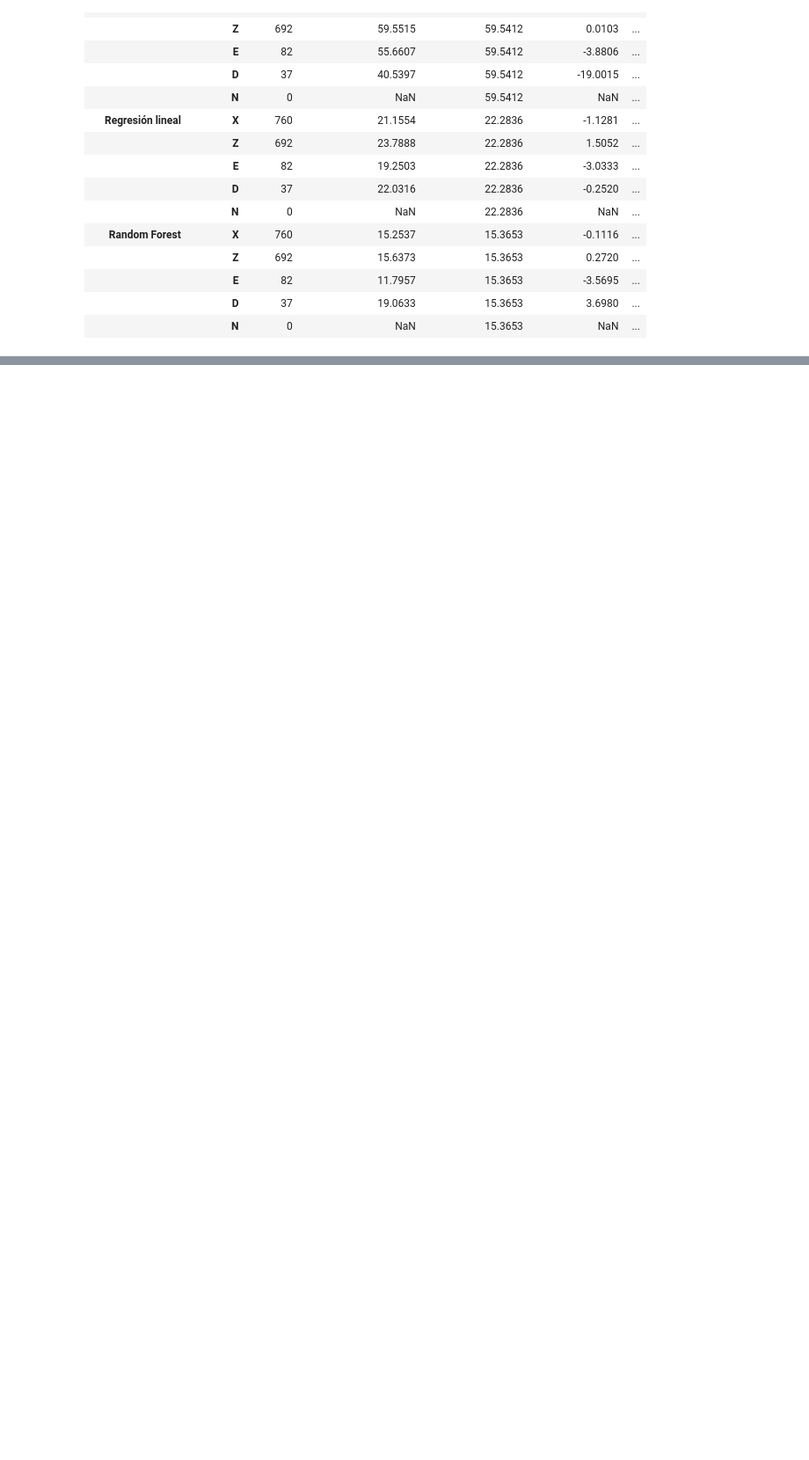
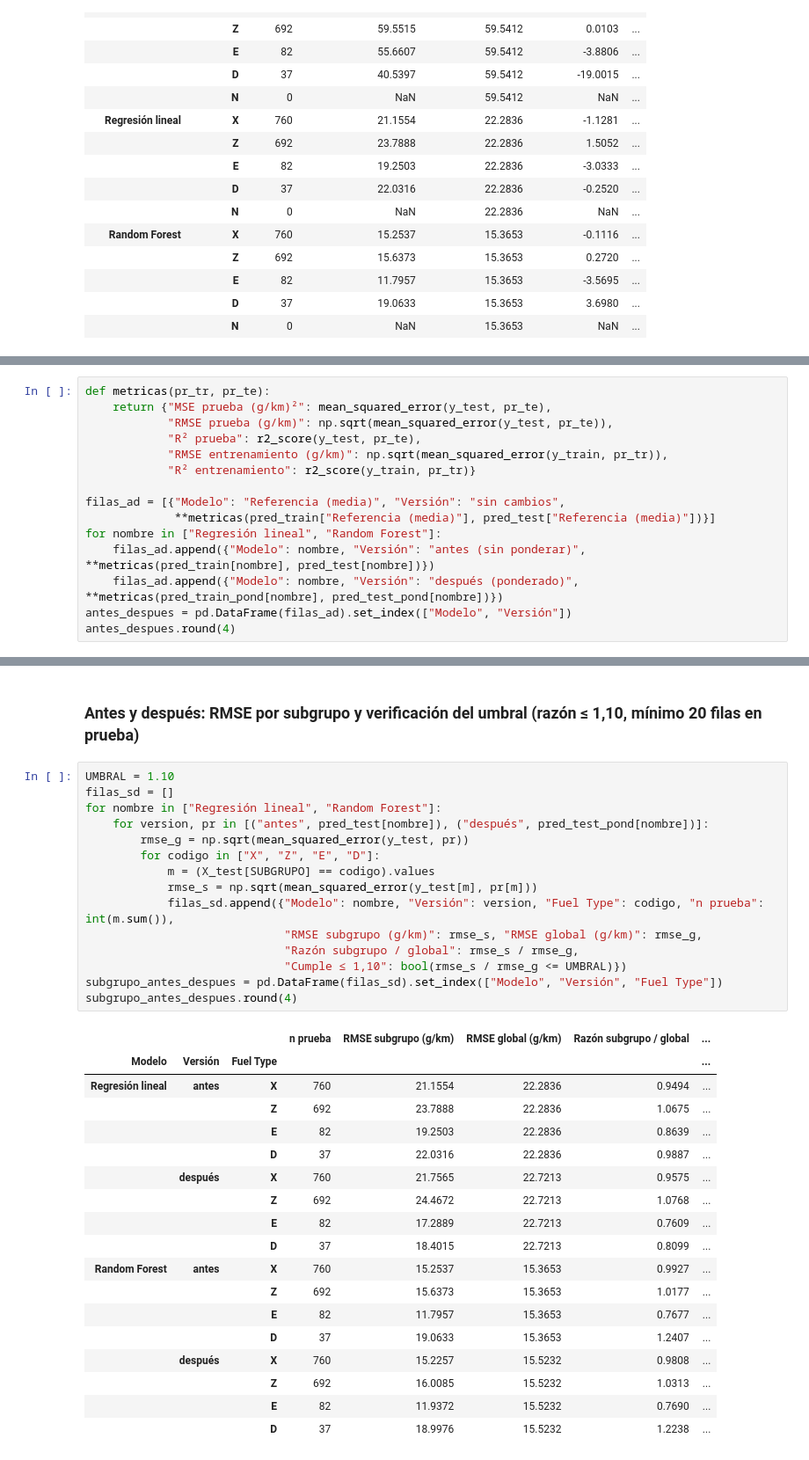
Before and after one commit to mikecrv2019-bit/MAESTRIA-IA, a Jupyter notebook: MAI540_Modulo 4_Tarea 4.2_Herramienta de Regresión Auditada/Herramienta_Regresion_CO2.ipynb, the cells around one changed output, grey strips where cells are left out. Shown at 88% size. Cells and saved outputs as stored; diff of their text form; blank space fills up the shorter version.

```diff
--- a/MAI540_Modulo 4_Tarea 4.2_Herramienta de Regresión Auditada/Herramienta_Regresion_CO2.ipynb
+++ b/MAI540_Modulo 4_Tarea 4.2_Herramienta de Regresión Auditada/Herramienta_Regresion_CO2.ipynb
@@ -523,0 +557,15 @@ rmse_subgrupo.round(4)
+# %%
+def metricas(pr_tr, pr_te):
+    return {"MSE prueba (g/km)²": mean_squared_error(y_test, pr_te),
+            "RMSE prueba (g/km)": np.sqrt(mean_squared_error(y_test, pr_te)),
+            "R² prueba": r2_score(y_test, pr_te),
+            "RMSE entrenamiento (g/km)": np.sqrt(mean_squared_error(y_train, pr_tr)),
+            "R² entrenamiento": r2_score(y_train, pr_tr)}
+
+filas_ad = [{"Modelo": "Referencia (media)", "Versión": "sin cambios",
+             **metricas(pred_train["Referencia (media)"], pred_test["Referencia (media)"])}]
+for nombre in ["Regresión lineal", "Random Forest"]:
+    filas_ad.append({"Modelo": nombre, "Versión": "antes (sin ponderar)", **metricas(pred_train[nombre], pred_test[nombre])})
+    filas_ad.append({"Modelo": nombre, "Versión": "después (ponderado)", **metricas(pred_train_pond[nombre], pred_test_pond[nombre])})
+antes_despues = pd.DataFrame(filas_ad).set_index(["Modelo", "Versión"])
+antes_despues.round(4)
@@ -523,0 +580,36 @@ rmse_subgrupo.round(4)
+# %% [markdown]
+### Antes y después: RMSE por subgrupo y verificación del umbral (razón ≤ 1,10, mínimo 20 filas en prueba)
+# %%
+UMBRAL = 1.10
+filas_sd = []
+for nombre in ["Regresión lineal", "Random Forest"]:
+    for version, pr in [("antes", pred_test[nombre]), ("después", pred_test_pond[nombre])]:
+        rmse_g = np.sqrt(mean_squared_error(y_test, pr))
+        for codigo in ["X", "Z", "E", "D"]:
+            m = (X_test[SUBGRUPO] == codigo).values
+            rmse_s = np.sqrt(mean_squared_error(y_test[m], pr[m]))
+            filas_sd.append({"Modelo": nombre, "Versión": version, "Fuel Type": codigo, "n prueba": int(m.sum()),
+                             "RMSE subgrupo (g/km)": rmse_s, "RMSE global (g/km)": rmse_g,
+                             "Razón subgrupo / global": rmse_s / rmse_g,
+                             "Cumple ≤ 1,10": bool(rmse_s / rmse_g <= UMBRAL)})
+subgrupo_antes_despues = pd.DataFrame(filas_sd).set_index(["Modelo", "Versión", "Fuel Type"])
+subgrupo_antes_despues.round(4)
+# %% [output]
+|  |  |  | n prueba | RMSE subgrupo (g/km) | RMSE global (g/km) | Razón subgrupo / global | ... |
+| Modelo | Versión | Fuel Type |  |  |  |  | ... |
+| Regresión lineal | antes | X | 760 | 21.1554 | 22.2836 | 0.9494 | ... |
+|  |  | Z | 692 | 23.7888 | 22.2836 | 1.0675 | ... |
+|  |  | E | 82 | 19.2503 | 22.2836 | 0.8639 | ... |
+|  |  | D | 37 | 22.0316 | 22.2836 | 0.9887 | ... |
+|  | después | X | 760 | 21.7565 | 22.7213 | 0.9575 | ... |
+|  |  | Z | 692 | 24.4672 | 22.7213 | 1.0768 | ... |
+|  |  | E | 82 | 17.2889 | 22.7213 | 0.7609 | ... |
+|  |  | D | 37 | 18.4015 | 22.7213 | 0.8099 | ... |
+| Random Forest | antes | X | 760 | 15.2537 | 15.3653 | 0.9927 | ... |
+|  |  | Z | 692 | 15.6373 | 15.3653 | 1.0177 | ... |
+|  |  | E | 82 | 11.7957 | 15.3653 | 0.7677 | ... |
+|  |  | D | 37 | 19.0633 | 15.3653 | 1.2407 | ... |
+|  | después | X | 760 | 15.2257 | 15.5232 | 0.9808 | ... |
+|  |  | Z | 692 | 16.0085 | 15.5232 | 1.0313 | ... |
+|  |  | E | 82 | 11.9372 | 15.5232 | 0.7690 | ... |
+|  |  | D | 37 | 18.9976 | 15.5232 | 1.2238 | ... |
```
Also changed, not shown: parts of 22 cells of this notebook, 4 other files.
